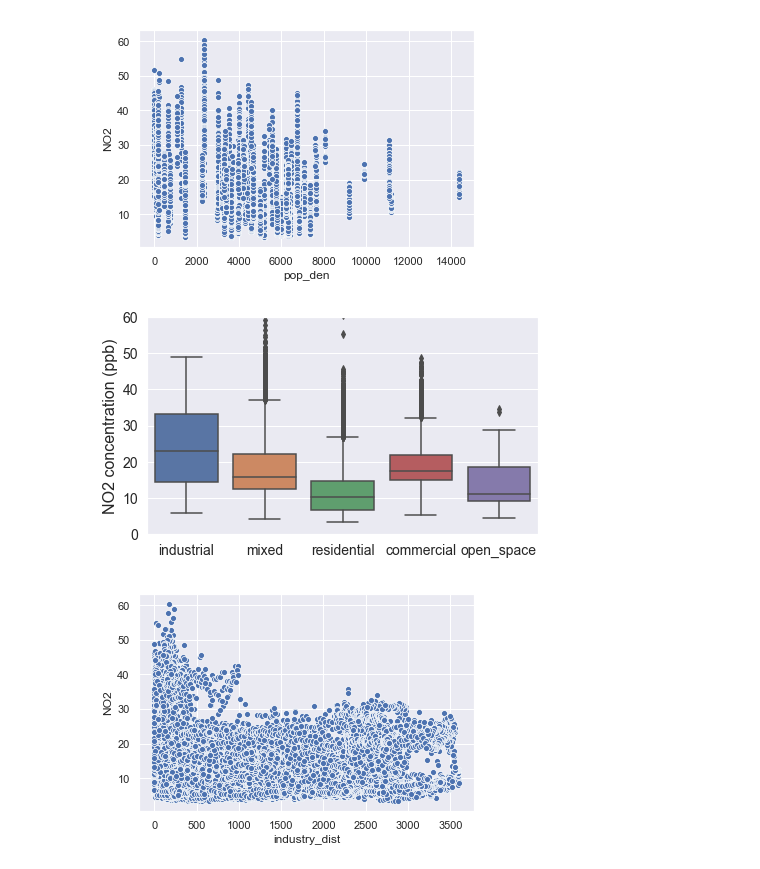
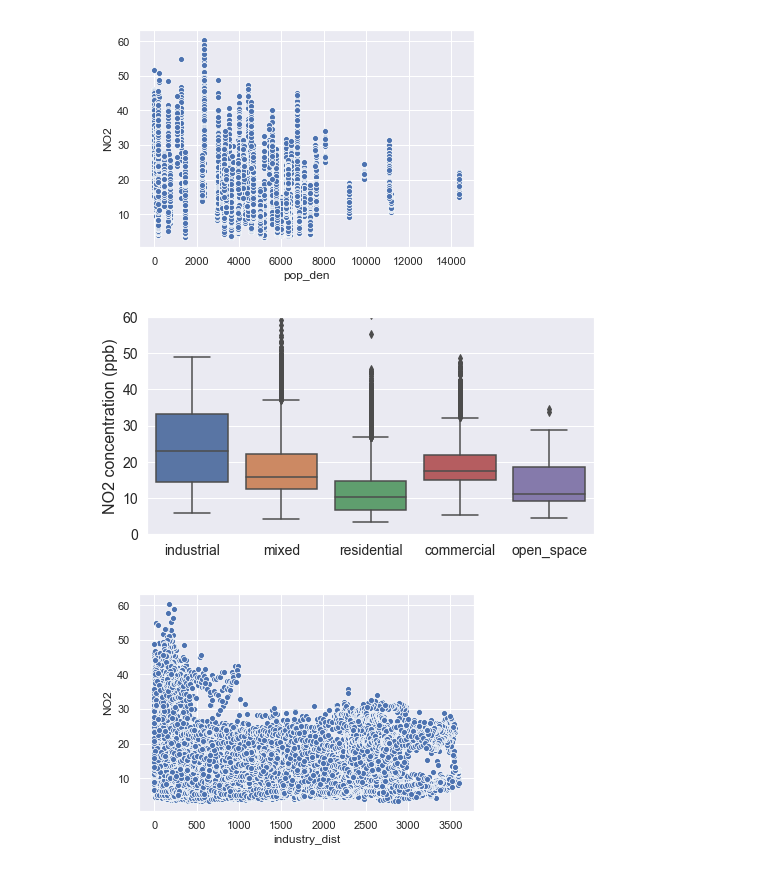
Before and after one commit to samdchamberlain/HealthyHomes_Insight, a Jupyter notebook: Pollutant_model.ipynb, the cells around one changed output. Cells and saved outputs as stored; diff of their text form; code cells hidden in the pictures.

```diff
--- a/Pollutant_model.ipynb
+++ b/Pollutant_model.ipynb
@@ -349,14 +354,15 @@ sns.scatterplot(GSV_all['pop_den'], GSV_all['NO2']);
 # %% [output]
 [figure]
 # %%
-plt.figure(figsize=(7,4))
+plt.figure(figsize=(8,4))
 sns.boxplot(GSV_all['zone'], GSV_all['NO2'])
 plt.ylabel('NO2 Concentration (ppb)')
 plt.tick_params(labelsize=14)
-plt.xlabel(''); plt.ylabel('NO2 concentration (ppb)', fontsize=16);
-plt.ylim([0,60]);
+plt.xlabel(''); plt.ylabel('NO2 concentration (ppb)', fontsize=16)
+plt.ylim([0,60])
+plt.savefig('zoning.png', format='png', dpi=300);
 # %% [output]
-[figure, old version]
+[figure, new version]
 # %%
 sns.scatterplot(GSV_all['industry_dist'], GSV_all['NO2']);
 # %% [output]
```
Also changed, not shown: parts of 24 cells of this notebook.
